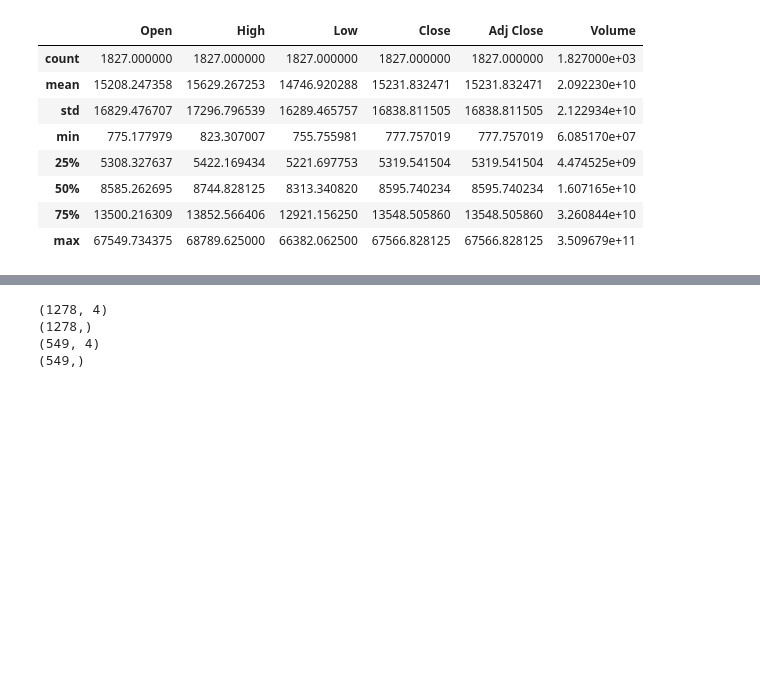
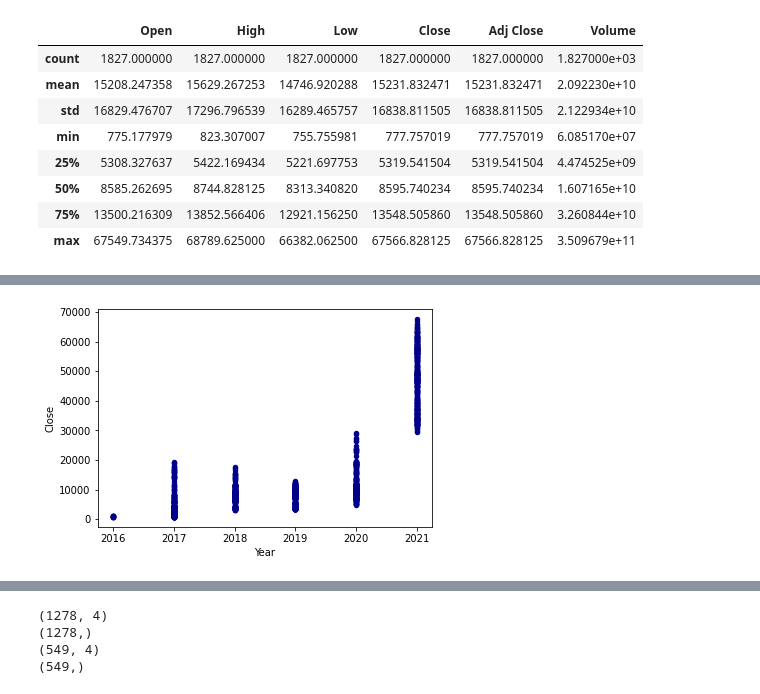
Before and after one commit to marina-sam14/BitcoinClosePricePrediction, a Jupyter notebook: MachineLearning.ipynb, the cells around one changed output, grey strips where cells are left out. Saved outputs shown, nothing was run; the diff lists cells and outputs as text; code cells hidden in the pictures; blank space fills up the shorter version.

```diff
--- a/MachineLearning.ipynb
+++ b/MachineLearning.ipynb
@@ -42,0 +143,6 @@ dataset['Up/Down'] = np.where(dataset['pos_neg']>0, '0', '1')
+# %%
+ax1 = dataset.plot.scatter(x='Year',
+                      y='Close',
+                      c='DarkBlue')
+# %% [output]
+[figure, added]
```
Also changed, not shown: parts of 63 cells of this notebook, 4 other files.
